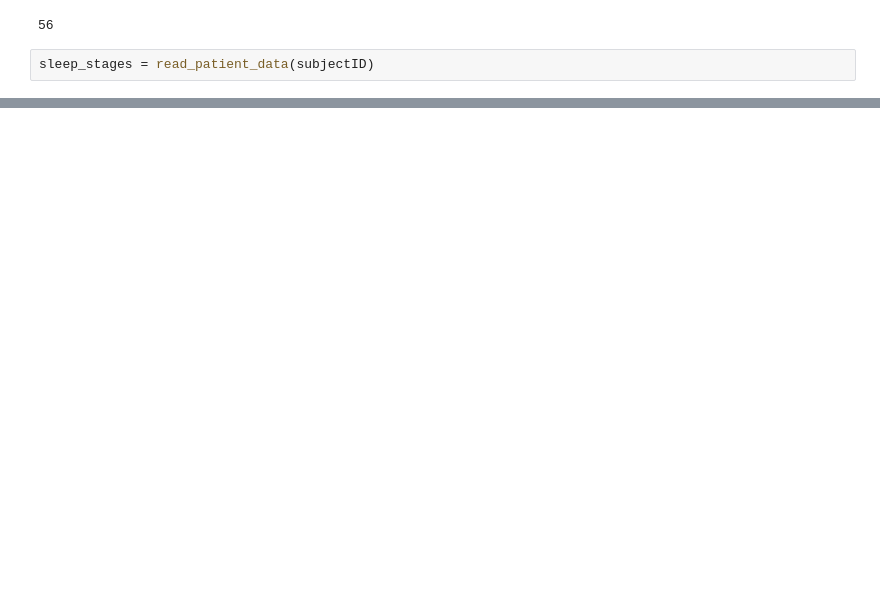
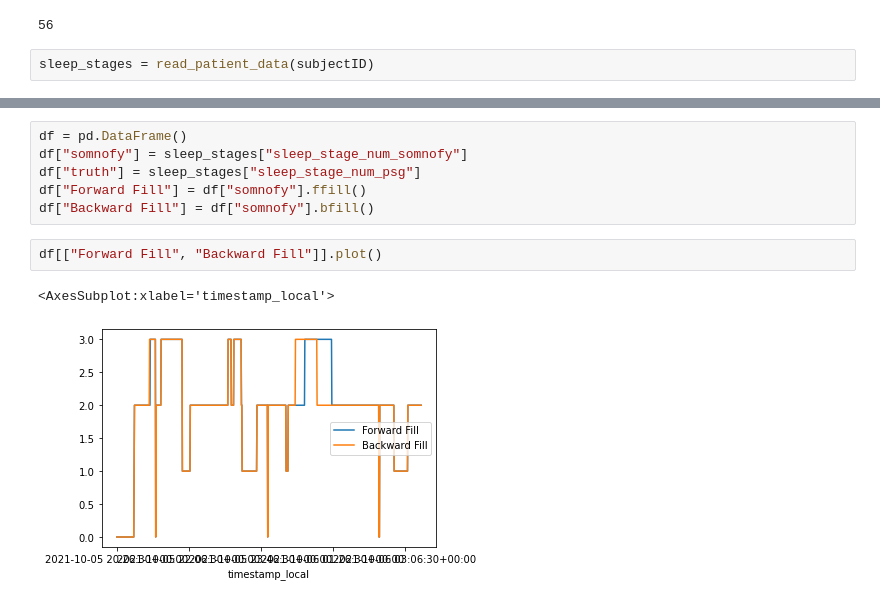
Before and after one commit to elifKurtay/ML_Sleep_Stages_Project, a Jupyter notebook: scripts/Preprocessing.ipynb, the cells around one changed output, grey strips where cells are left out. Drawn from its saved outputs; the diff is of its cells as text; blank space fills up the shorter version.

```diff
--- a/scripts/Preprocessing.ipynb
+++ b/scripts/Preprocessing.ipynb
@@ -55,0 +68,11 @@ sleep_stages[10:55].plot()
+# %%
+df = pd.DataFrame()
+df["somnofy"] = sleep_stages["sleep_stage_num_somnofy"]
+df["truth"] = sleep_stages["sleep_stage_num_psg"]
+df["Forward Fill"] = df["somnofy"].ffill()
+df["Backward Fill"] = df["somnofy"].bfill()
+# %%
+df[["Forward Fill", "Backward Fill"]].plot()
+# %% [output]
+<AxesSubplot:xlabel='timestamp_local'>
+[figure, added]
```
Also changed, not shown: parts of 13 cells of this notebook, 3 other files.
